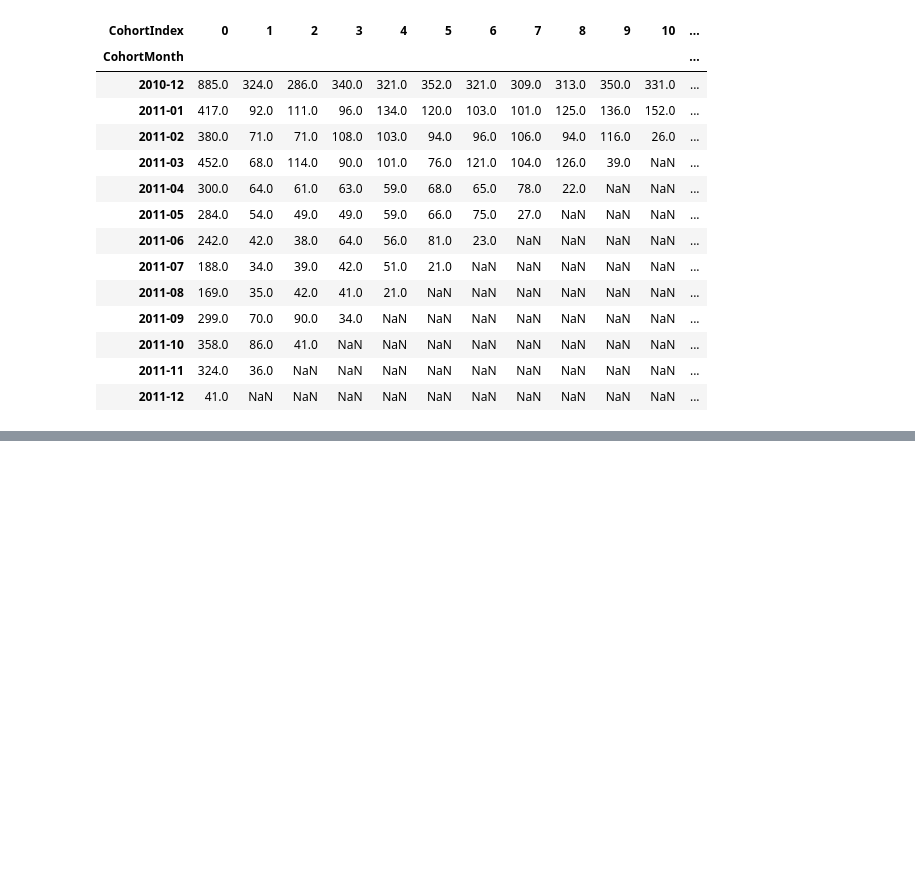
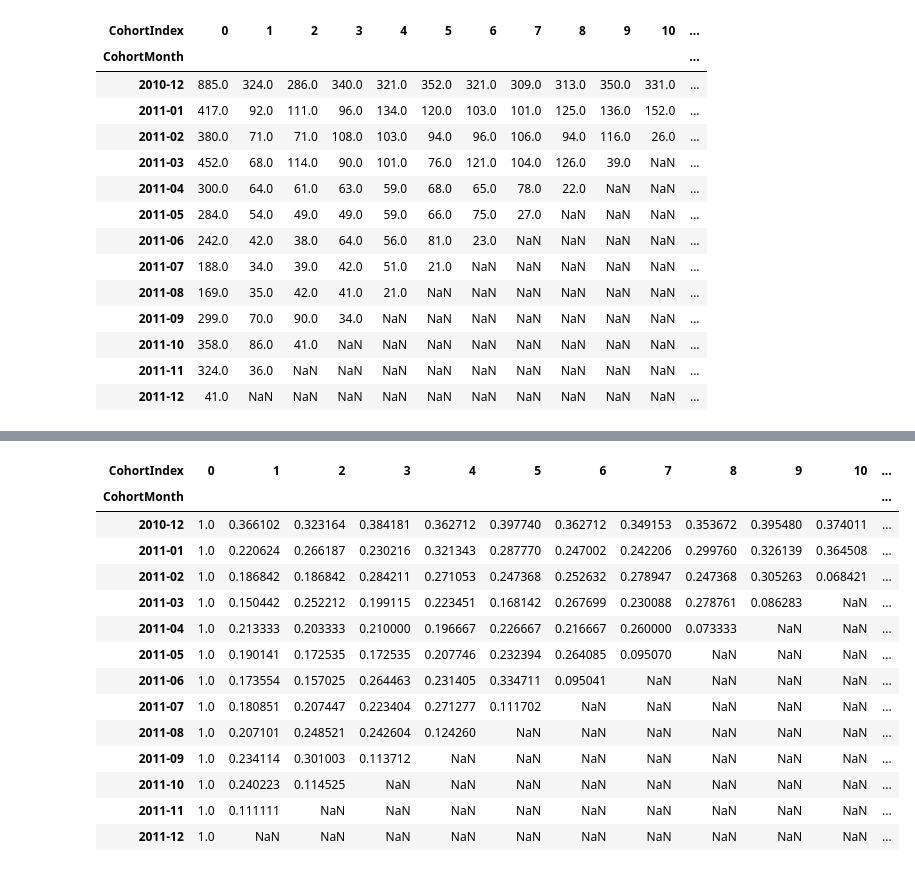
Before and after one commit to jaya764/Cohort-Retention-CLTV-Analysis, a Jupyter notebook: Retention_Matrix.ipynb, the cells around one changed output, grey strips where cells are left out. Saved outputs shown, nothing was run; the diff lists cells and outputs as text; code cells hidden in the pictures; blank space fills up the shorter version.

Commit message:
Week 2 : Build percentage retention matrix using div and axis=0

```diff
--- a/Retention_Matrix.ipynb
+++ b/Retention_Matrix.ipynb
@@ -117,0 +140,20 @@ cohort_matrix
+# %%
+retention_matrix = cohort_matrix.div(cohort_matrix[0],axis=0 )
+# %%
+retention_matrix
+# %% [output]
+| CohortIndex | 0 | 1 | 2 | 3 | 4 | 5 | 6 | 7 | 8 | 9 | 10 | ... |
+| CohortMonth |  |  |  |  |  |  |  |  |  |  |  | ... |
+| 2010-12 | 1.0 | 0.366102 | 0.323164 | 0.384181 | 0.362712 | 0.397740 | 0.362712 | 0.349153 | 0.353672 | 0.395480 | 0.374011 | ... |
+| 2011-01 | 1.0 | 0.220624 | 0.266187 | 0.230216 | 0.321343 | 0.287770 | 0.247002 | 0.242206 | 0.299760 | 0.326139 | 0.364508 | ... |
+| 2011-02 | 1.0 | 0.186842 | 0.186842 | 0.284211 | 0.271053 | 0.247368 | 0.252632 | 0.278947 | 0.247368 | 0.305263 | 0.068421 | ... |
+| 2011-03 | 1.0 | 0.150442 | 0.252212 | 0.199115 | 0.223451 | 0.168142 | 0.267699 | 0.230088 | 0.278761 | 0.086283 | NaN | ... |
+| 2011-04 | 1.0 | 0.213333 | 0.203333 | 0.210000 | 0.196667 | 0.226667 | 0.216667 | 0.260000 | 0.073333 | NaN | NaN | ... |
+| 2011-05 | 1.0 | 0.190141 | 0.172535 | 0.172535 | 0.207746 | 0.232394 | 0.264085 | 0.095070 | NaN | NaN | NaN | ... |
+| 2011-06 | 1.0 | 0.173554 | 0.157025 | 0.264463 | 0.231405 | 0.334711 | 0.095041 | NaN | NaN | NaN | NaN | ... |
+| 2011-07 | 1.0 | 0.180851 | 0.207447 | 0.223404 | 0.271277 | 0.111702 | NaN | NaN | NaN | NaN | NaN | ... |
+| 2011-08 | 1.0 | 0.207101 | 0.248521 | 0.242604 | 0.124260 | NaN | NaN | NaN | NaN | NaN | NaN | ... |
+| 2011-09 | 1.0 | 0.234114 | 0.301003 | 0.113712 | NaN | NaN | NaN | NaN | NaN | NaN | NaN | ... |
+| 2011-10 | 1.0 | 0.240223 | 0.114525 | NaN | NaN | NaN | NaN | NaN | NaN | NaN | NaN | ... |
+| 2011-11 | 1.0 | 0.111111 | NaN | NaN | NaN | NaN | NaN | NaN | NaN | NaN | NaN | ... |
+| 2011-12 | 1.0 | NaN | NaN | NaN | NaN | NaN | NaN | NaN | NaN | NaN | NaN | ... |
```
Also changed, not shown: parts of 3 cells of this notebook.
